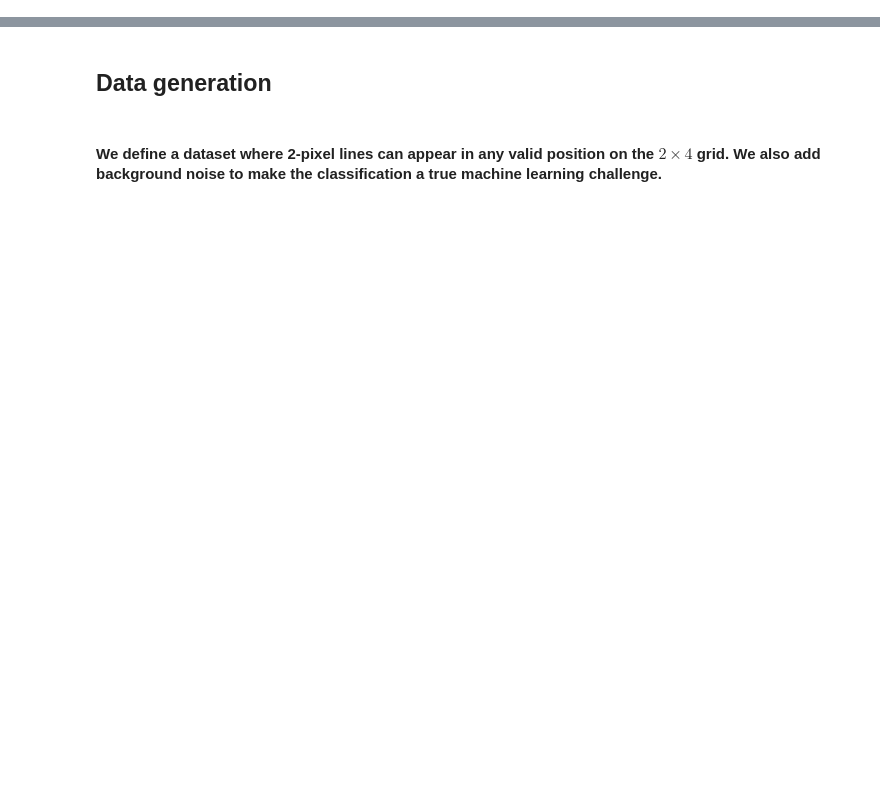
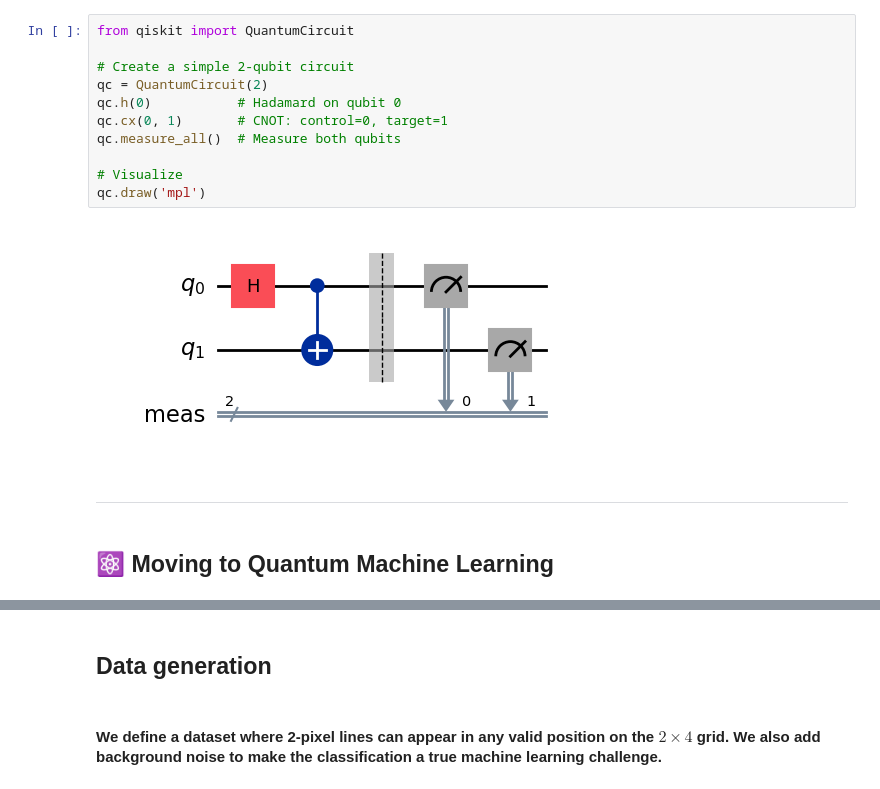
Before and after one commit to krialm/Quantum-Neural-Network-Workshop, a Jupyter notebook: QVC_QNN.ipynb, the cells around one changed output, grey strips where cells are left out. Saved outputs shown, nothing was run; the diff lists cells and outputs as text; blank space fills up the shorter version.

```diff
--- a/QVC_QNN.ipynb
+++ b/QVC_QNN.ipynb
@@ -30,0 +71,17 @@ Crucially, both shapes contain exactly the same amount of "light" (2 pixels), an
+# %%
+from qiskit import QuantumCircuit
+
+# Create a simple 2-qubit circuit
+qc = QuantumCircuit(2)
+qc.h(0)           # Hadamard on qubit 0
+qc.cx(0, 1)       # CNOT: control=0, target=1
+qc.measure_all()  # Measure both qubits
+
+# Visualize
+qc.draw('mpl')
+# %% [output]
+[figure, added]
+# %% [markdown]
+---
+# %% [markdown]
+##  ⚛ Moving to Quantum Machine Learning
```
Also changed, not shown: parts of 20 cells of this notebook, 32 other files.
